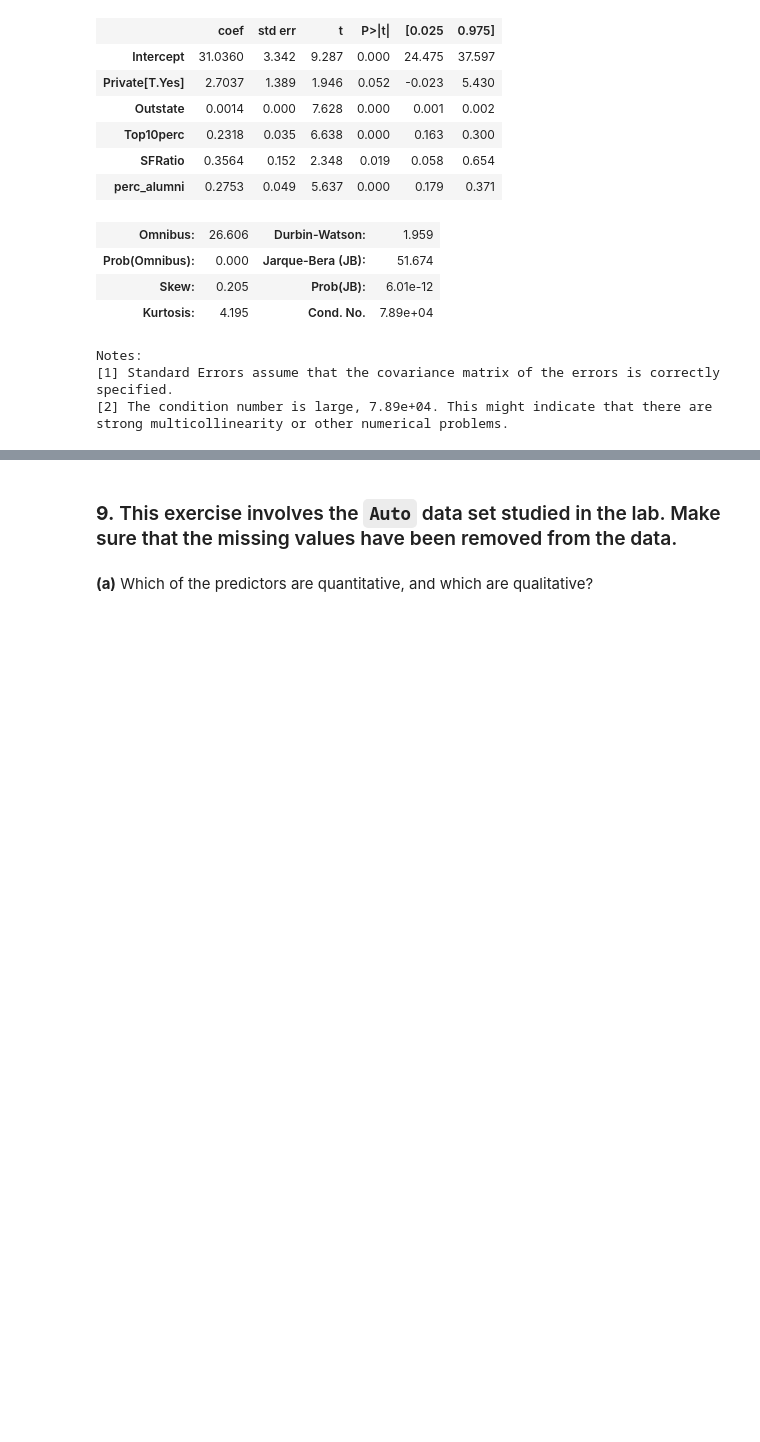
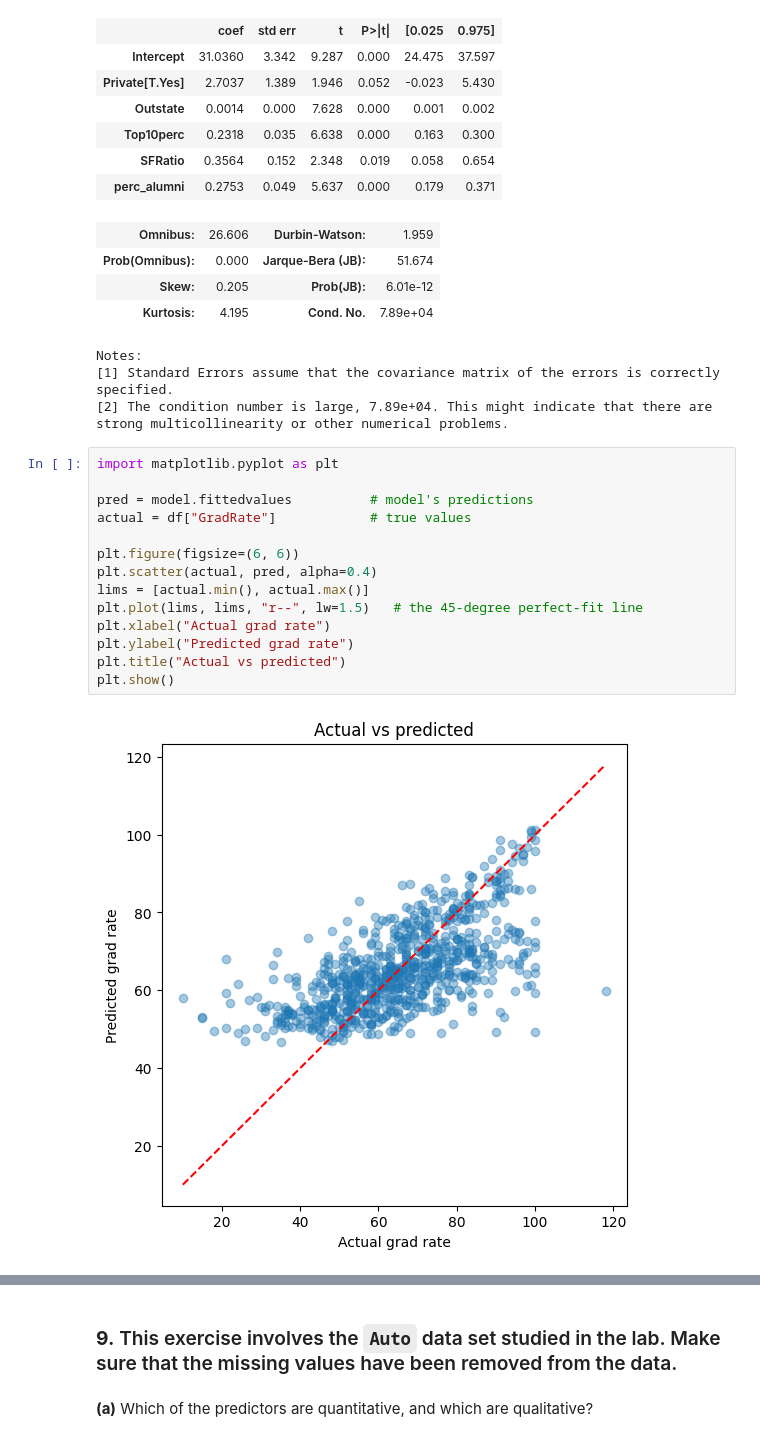
Before and after one commit to matthewmachnowski/statistical-learning, a Jupyter notebook: Ch02/Ch02-exercises.ipynb, the cells around one changed output, grey strips where cells are left out. Drawn from its saved outputs; the diff is of its cells as text; blank space fills up the shorter version.

```diff
--- a/Ch02/Ch02-exercises.ipynb
+++ b/Ch02/Ch02-exercises.ipynb
@@ -426,3 +417,19 @@ Notes:
 [1] Standard Errors assume that the covariance matrix of the errors is correctly specified.
 [2] The condition number is large, 7.89e+04. This might indicate that there are
 strong multicollinearity or other numerical problems.
+# %%
+import matplotlib.pyplot as plt
+
+pred = model.fittedvalues          # model's predictions
+actual = df["GradRate"]            # true values
+
+plt.figure(figsize=(6, 6))
+plt.scatter(actual, pred, alpha=0.4)
+lims = [actual.min(), actual.max()]
+plt.plot(lims, lims, "r--", lw=1.5)   # the 45-degree perfect-fit line
+plt.xlabel("Actual grad rate")
+plt.ylabel("Predicted grad rate")
+plt.title("Actual vs predicted")
+plt.show()
+# %% [output]
+[figure, added]
```
Also changed, not shown: parts of 46 cells of this notebook, 2 other files.
